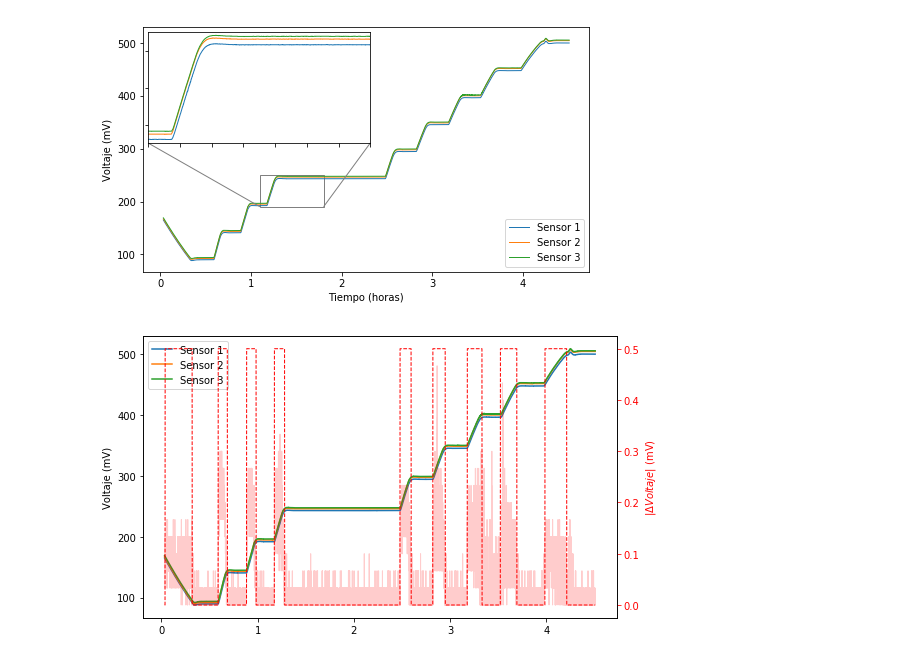
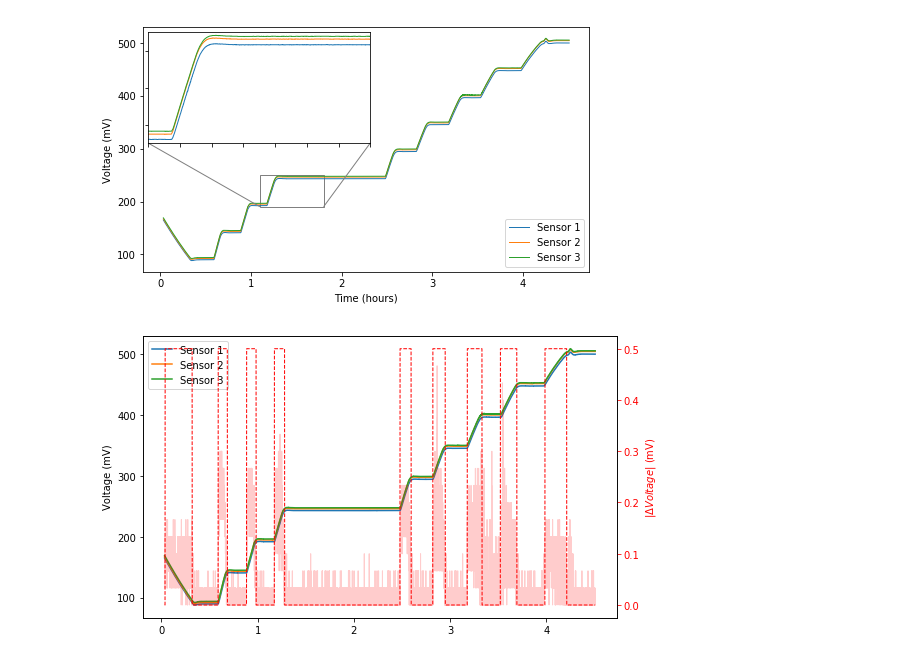
Before and after one commit to jsbarbosa/TesisQuimica, a Jupyter notebook: Data/TemperatureCalibration/Analysis.ipynb, the cells around one changed output. Cells and saved outputs as stored; diff of their text form; code cells hidden in the pictures.

```diff
--- a/Data/TemperatureCalibration/Analysis.ipynb
+++ b/Data/TemperatureCalibration/Analysis.ipynb
@@ -70,32 +70,32 @@ ch1, ch2, ch3 = loadData("TemperatureCalibration.csv")
 # %%
 fig, ax = plt.subplots(figsize = (8, 4.5))
 
 axins = zoomed_inset_axes(ax, 3.5, loc=2) # zoom-factor: 2.5, location: upper-left
 
 for i in range(1, 4):
     ch = eval("ch%d"%i)
     ax.plot(ch[:, 0], ch[:, 1], label = "Sensor %d"%i, lw = 1)
     axins.plot(ch[:, 0], ch[:, 1], lw = 1)
 
 ax.legend(loc = 4)
-ax.set_xlabel("Tiempo (horas)")
-ax.set_ylabel("Voltaje (mV)")
+ax.set_xlabel("Time (hours)")
+ax.set_ylabel("Voltage (mV)")
 
 axins.set_xlim(1.1, 1.8) # apply the x-limits
 axins.set_ylim(190, 250) # apply the y-limits
 
 # axins.set_tick_params(labelbottom=True)
 plt.yticks(visible=False)
 plt.xticks(visible=False)
 
 
 mark_inset(ax, axins, loc1=3, loc2=4, fc="none", ec="0.5")
 
 plt.savefig("V-t.png", dpi = 300)
 # fig.tight_layout()
 plt.show()
 # %% [output]
-[figure, old version]
+[figure, new version]
 # %%
 abs_dy, dy = findZeros(ch1, ch2, ch3)
 fig, ax1 = plt.subplots(figsize = (8, 4.5))
```
Also changed, not shown: parts of 3 cells of this notebook, 54 other files.
